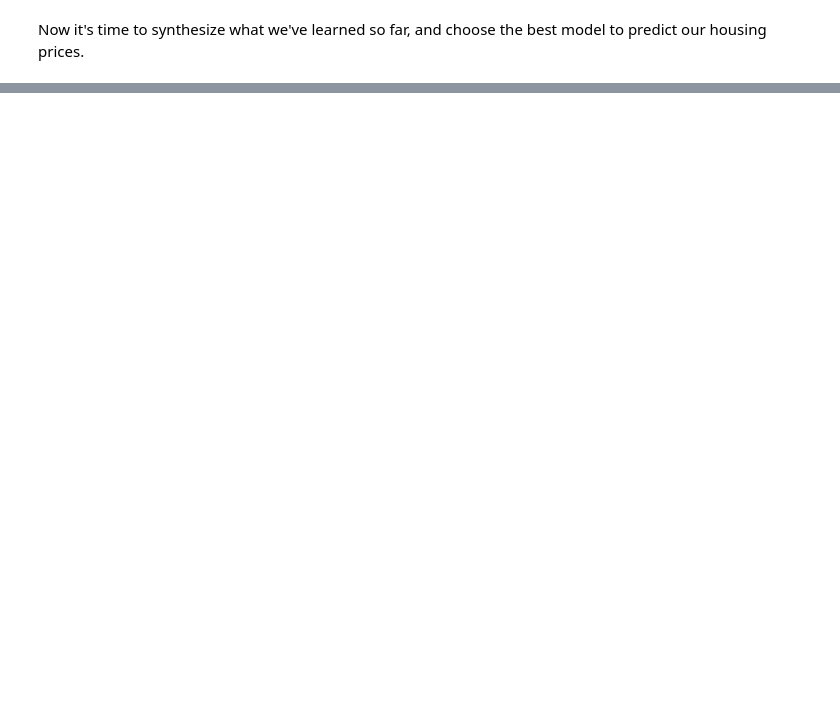
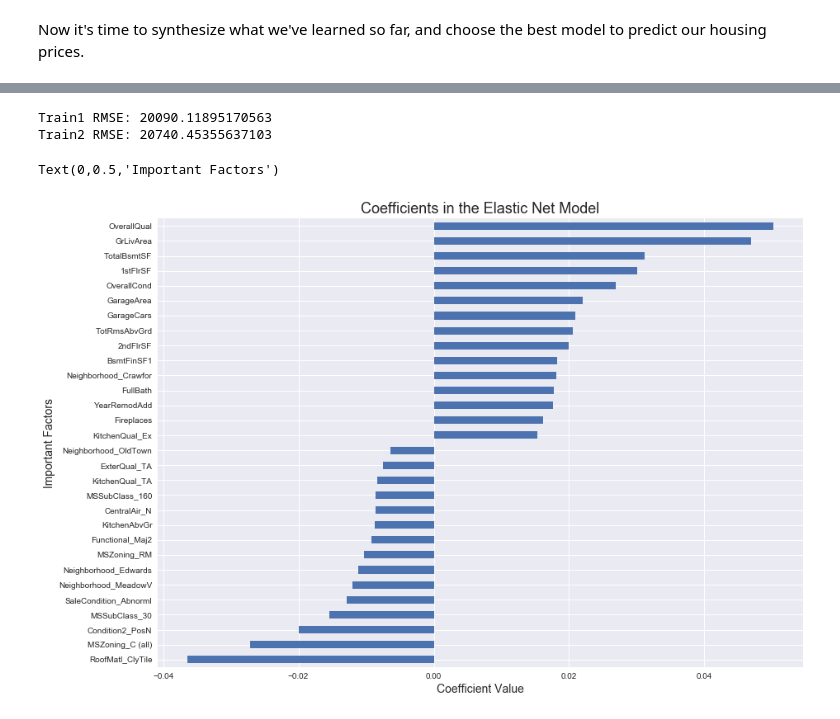
Before and after one commit to jhigbee2/byu_econ_applied_machine_learning, a Jupyter notebook: homeworks/213_hw_2.ipynb, the cells around one changed output, grey strips where cells are left out. Drawn from its saved outputs; the diff is of its cells as text; code cells hidden in the pictures; blank space fills up the shorter version.

```diff
--- a/homeworks/213_hw_2.ipynb
+++ b/homeworks/213_hw_2.ipynb
@@ -530,0 +597,31 @@ Same as before - lots of uncleaned data. We'll use the same cleaning process as
+# %%
+enet = ENCV(l1_ratio=[.01, .05, .1, .2, .35, .5, .65, .8, .9, .95, .99, 1], alphas=[.01, .05, .1, .2, .5, .7, 1, 2, 5, 7, 10, 20, 50, 70, 100], cv = 5)
+
+enet.fit(sc_X_train1, lny_train)
+train1_predictions = enet.predict(sc_X_train1)
+train1_predictions = np.exp(train1_predictions)
+print("Train1 RMSE: {}".format(np.sqrt(MSE(y_train, train1_predictions))))
+
+enet.fit(sc_X_train2, lny_train)
+train2_predictions = enet.predict(sc_X_train2)
+train2_predictions = np.exp(train2_predictions)
+print("Train2 RMSE: {}".format(np.sqrt(MSE(y_train, train2_predictions))))
+# %% [output]
+Train1 RMSE: 20090.11895170563
+Train2 RMSE: 20740.45355637103
+# %%
+enet = ENCV(l1_ratio=[.01, .05, .1, .2, .35, .5, .65, .8, .9, .95, .99, 1], alphas=[.01, .05, .1, .2, .5, .7, 1, 2, 5, 7, 10, 20, 50, 70, 100], cv = 5)
+enet.fit(sc_X_train1, lny_train)
+train1_predictions = enet.predict(sc_X_train1)
+train1_predictions = np.exp(train1_predictions)
+
+coef = pd.Series(enet.coef_, index = X_train1.columns)
+important_coef = pd.concat([coef.sort_values().head(15), coef.sort_values().tail(15)])
+mpl.rcParams['figure.figsize'] = (14.0, 10.0)
+important_coef.plot(kind = "barh")
+plt.title("Coefficients in the Elastic Net Model", fontsize = 18)
+plt.xlabel("Coefficient Value", fontsize = 14)
+plt.ylabel("Important Factors", fontsize = 14)
+# %% [output]
+Text(0,0.5,'Important Factors')
+[figure, added]
```
Also changed, not shown: parts of 64 cells of this notebook.
